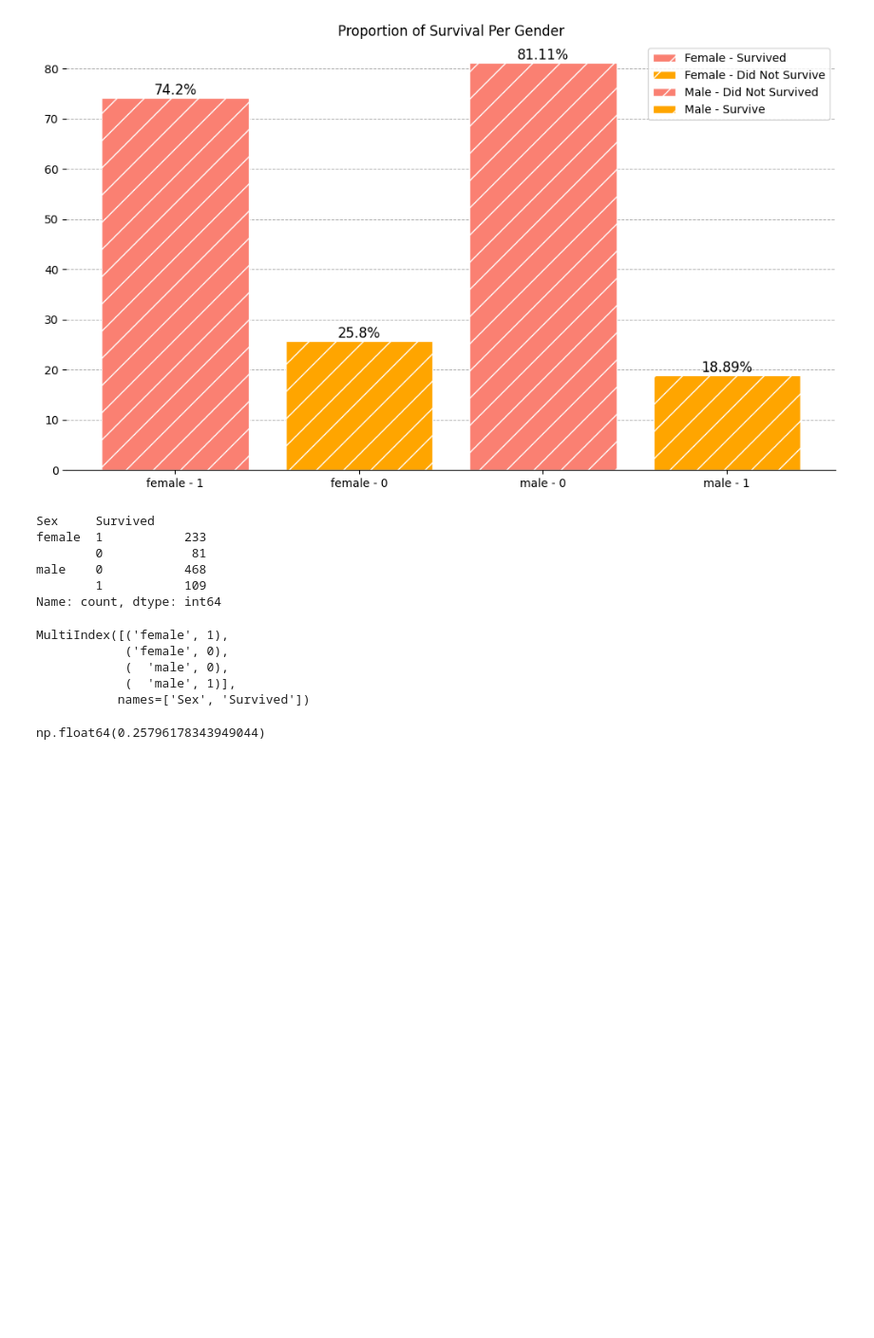
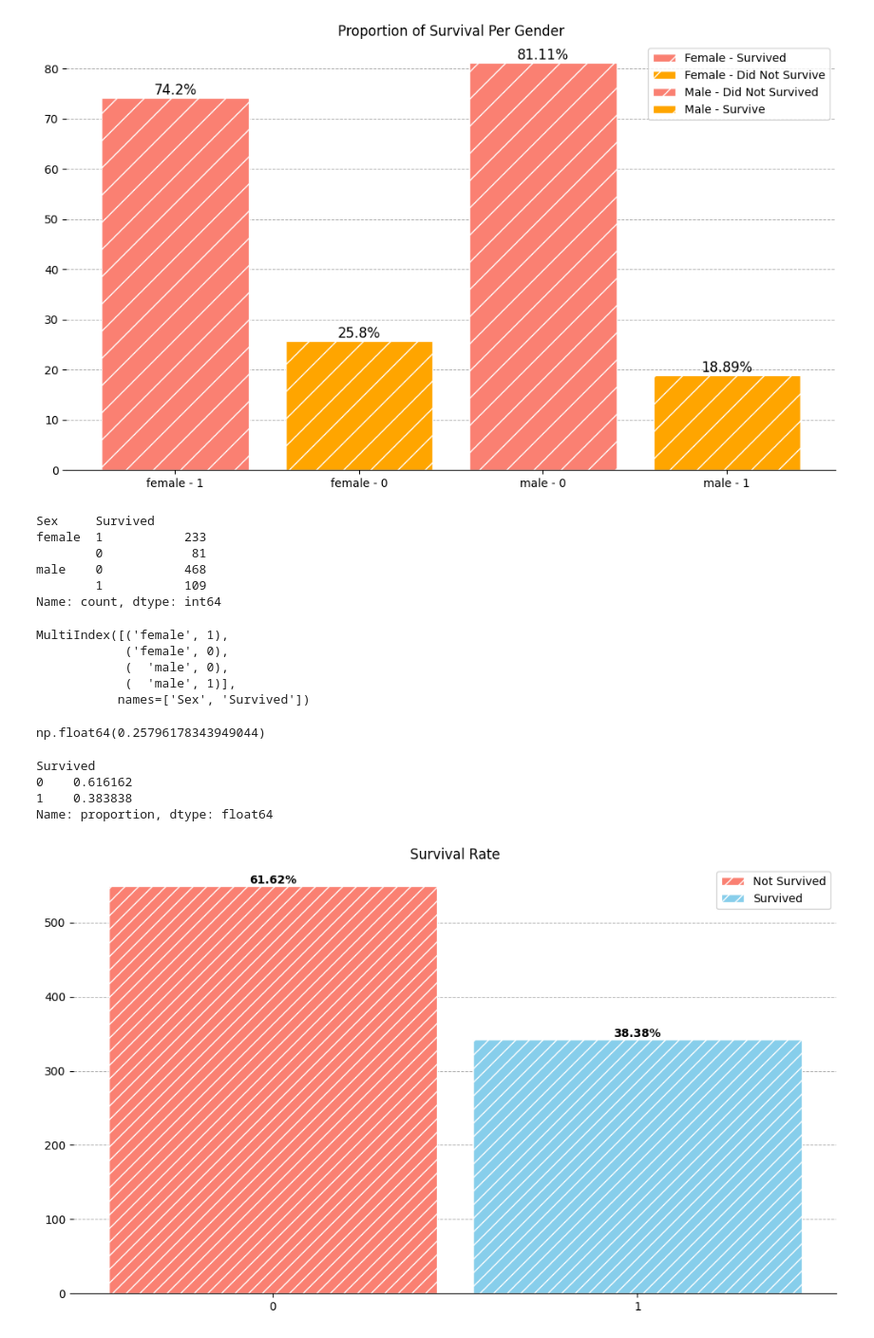
Before and after one commit to Ma7moodAs/Titanic-prediction, a Jupyter notebook: notebooks/notebook.ipynb, the cells around one changed output. Shown at 95% size. Drawn from its saved outputs; the diff is of its cells as text; code cells hidden in the pictures; blank space fills up the shorter version.

Commit message:
Added Survival rate graph

```diff
--- a/notebooks/notebook.ipynb
+++ b/notebooks/notebook.ipynb
@@ -334,6 +460,36 @@ MultiIndex([('female', 1),
             (  'male', 1)],
            names=['Sex', 'Survived'])
 np.float64(0.25796178343949044)
+# %%
+# Survival Rate overall
+display(df.Survived.value_counts(normalize=True))
+plt.figure(figsize=(10,6),dpi=100)
+bars = plt.bar(x=df.Survived.value_counts().index,
+               height=df['Survived'].value_counts().values,
+               color=['salmon','skyblue'],
+               width=0.9,
+               align='center',
+               label=['Not Survived','Survived'],
+               edgecolor='white',
+               hatch='//')
+for bar in bars:
+    y_val = bar.get_height()
+    x_pos = bar.get_x() + (bar.get_width()/2)
+    plt.text(x_pos,y_val,(f'{np.round((y_val/len(df['Survived'])*100),2)}%'),ha='center',va='bottom',fontdict={'fontsize':10,'fontweight':'bold'})
+plt.grid(visible=True,axis='y',linestyle='--',linewidth=0.7)
+plt.gca().set_axisbelow(True)
+sns.despine(left=True)
+plt.legend()
+plt.title('Survival Rate')
+plt.xticks(df['Survived'].unique())
+plt.tight_layout()
+plt.show()
+# %% [output]
+Survived
+0    0.616162
+1    0.383838
+Name: proportion, dtype: float64
+[figure, added]
 # %%
 df.head()
 df['Parents_Children_No.'].head()
```
Also changed, not shown: parts of 9 cells of this notebook.
